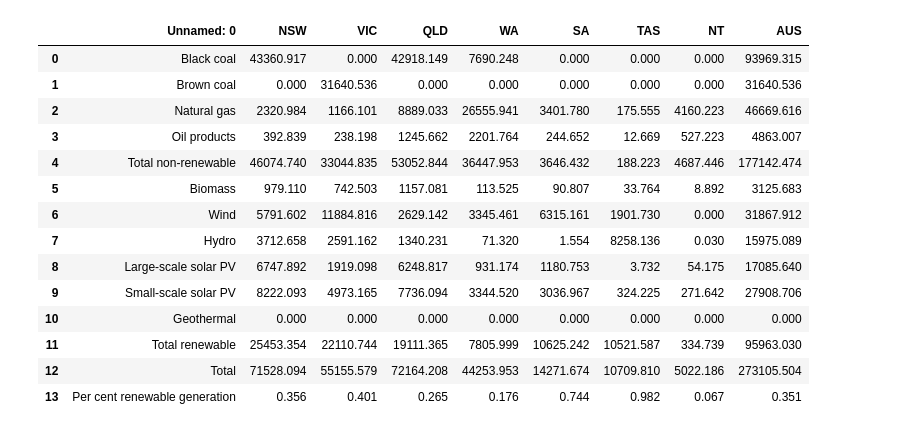
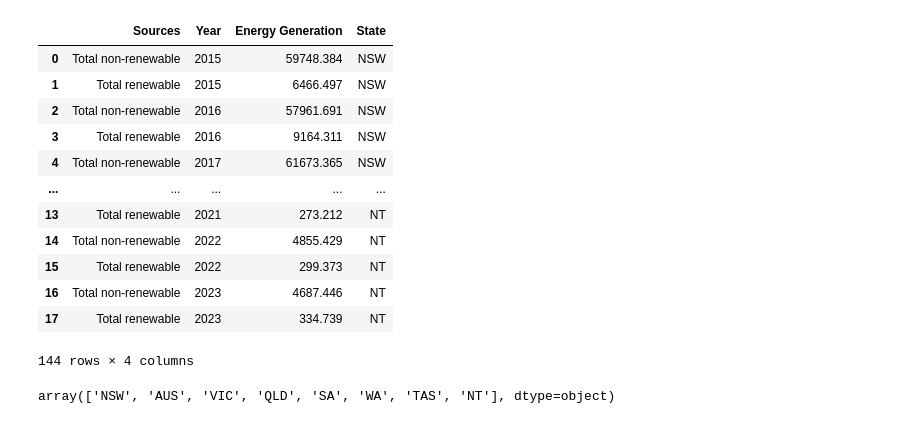
Before and after one commit to RonnyPNguyen/VizVenture, a Jupyter notebook: Portfolio/AUS_ElectricityGeneration_2023/data/ausenergystat2024.ipynb, the cells around one changed output. Drawn from its saved outputs; the diff is of its cells as text; code cells hidden in the pictures.

```diff
--- a/Portfolio/AUS_ElectricityGeneration_2023/data/ausenergystat2024.ipynb
+++ b/Portfolio/AUS_ElectricityGeneration_2023/data/ausenergystat2024.ipynb
@@ -13,21 +15,3 @@ df_WA = pd.read_excel(cwd + "/ausenergystat2024.xlsx", sheet_name='WA CY').filln
 df_TAS = pd.read_excel(cwd + "/ausenergystat2024.xlsx", sheet_name='TAS CY').fillna(0)
 df_NT = pd.read_excel(cwd + "/ausenergystat2024.xlsx", sheet_name='NT CY').fillna(0)
 df_Summary = pd.read_excel(cwd + "/ausenergystat2024.xlsx", sheet_name='State summary 2023').fillna(0)
-# %%
-df_Summary
-# %% [output]
-|  | Unnamed: 0 | NSW | VIC | QLD | WA | SA | TAS | NT | AUS |
-| 0 | Black coal | 43360.917 | 0.000 | 42918.149 | 7690.248 | 0.000 | 0.000 | 0.000 | 93969.315 |
-| 1 | Brown coal | 0.000 | 31640.536 | 0.000 | 0.000 | 0.000 | 0.000 | 0.000 | 31640.536 |
-| 2 | Natural gas | 2320.984 | 1166.101 | 8889.033 | 26555.941 | 3401.780 | 175.555 | 4160.223 | 46669.616 |
-| 3 | Oil products | 392.839 | 238.198 | 1245.662 | 2201.764 | 244.652 | 12.669 | 527.223 | 4863.007 |
-| 4 | Total non-renewable | 46074.740 | 33044.835 | 53052.844 | 36447.953 | 3646.432 | 188.223 | 4687.446 | 177142.474 |
-| 5 | Biomass | 979.110 | 742.503 | 1157.081 | 113.525 | 90.807 | 33.764 | 8.892 | 3125.683 |
-| 6 | Wind | 5791.602 | 11884.816 | 2629.142 | 3345.461 | 6315.161 | 1901.730 | 0.000 | 31867.912 |
-| 7 | Hydro | 3712.658 | 2591.162 | 1340.231 | 71.320 | 1.554 | 8258.136 | 0.030 | 15975.089 |
-| 8 | Large-scale solar PV | 6747.892 | 1919.098 | 6248.817 | 931.174 | 1180.753 | 3.732 | 54.175 | 17085.640 |
-| 9 | Small-scale solar PV | 8222.093 | 4973.165 | 7736.094 | 3344.520 | 3036.967 | 324.225 | 271.642 | 27908.706 |
-| 10 | Geothermal | 0.000 | 0.000 | 0.000 | 0.000 | 0.000 | 0.000 | 0.000 | 0.000 |
-| 11 | Total renewable | 25453.354 | 22110.744 | 19111.365 | 7805.999 | 10625.242 | 10521.587 | 334.739 | 95963.030 |
-| 12 | Total | 71528.094 | 55155.579 | 72164.208 | 44253.953 | 14271.674 | 10709.810 | 5022.186 | 273105.504 |
-| 13 | Per cent renewable generation | 0.356 | 0.401 | 0.265 | 0.176 | 0.744 | 0.982 | 0.067 | 0.351 |
@@ -35,0 +18,39 @@ import matplotlib.pyplot as plt
+# %%
+df_NSW_total = pd.melt(df_NSW.loc[[4,11],:], id_vars='Sources', var_name='Year', value_name='Energy Generation')
+df_NSW_total['State'] = 'NSW'
+df_AUS_total = pd.melt(df_AUS.loc[[4,11],:], id_vars='Sources', var_name='Year', value_name='Energy Generation')
+df_AUS_total['State'] = 'AUS'
+df_VIC_total = pd.melt(df_VIC.loc[[4, 11], :], id_vars='Sources', var_name='Year', value_name='Energy Generation')
+df_VIC_total['State'] = 'VIC'
+df_QLD_total = pd.melt(df_QLD.loc[[4, 11], :], id_vars='Sources', var_name='Year', value_name='Energy Generation')
+df_QLD_total['State'] = 'QLD'
+df_SA_total = pd.melt(df_SA.loc[[4, 11], :], id_vars='Sources', var_name='Year', value_name='Energy Generation')
+df_SA_total['State'] = 'SA'
+df_WA_total = pd.melt(df_WA.loc[[4, 11], :], id_vars='Sources', var_name='Year', value_name='Energy Generation')
+df_WA_total['State'] = 'WA'
+df_TAS_total = pd.melt(df_TAS.loc[[4, 11], :], id_vars='Sources', var_name='Year', value_name='Energy Generation')
+df_TAS_total['State'] = 'TAS'
+df_NT_total = pd.melt(df_NT.loc[[4, 11], :], id_vars='Sources', var_name='Year', value_name='Energy Generation')
+df_NT_total['State'] = 'NT'
+# %%
+df_Summary_total = pd.concat([df_NSW_total, df_AUS_total, df_VIC_total, df_QLD_total, df_SA_total, df_WA_total, df_TAS_total, df_NT_total])
+df_Summary_total
+# %% [output]
+|  | Sources | Year | Energy Generation | State |
+| 0 | Total non-renewable | 2015 | 59748.384 | NSW |
+| 1 | Total renewable | 2015 | 6466.497 | NSW |
+| 2 | Total non-renewable | 2016 | 57961.691 | NSW |
+| 3 | Total renewable | 2016 | 9164.311 | NSW |
+| 4 | Total non-renewable | 2017 | 61673.365 | NSW |
+| ... | ... | ... | ... | ... |
+| 13 | Total renewable | 2021 | 273.212 | NT |
+| 14 | Total non-renewable | 2022 | 4855.429 | NT |
+| 15 | Total renewable | 2022 | 299.373 | NT |
+| 16 | Total non-renewable | 2023 | 4687.446 | NT |
+| 17 | Total renewable | 2023 | 334.739 | NT |
+144 rows × 4 columns
+# %%
+state_available = df_Summary_total['State'].unique()
+state_available
+# %% [output]
+array(['NSW', 'AUS', 'VIC', 'QLD', 'SA', 'WA', 'TAS', 'NT'], dtype=object)
```
Also changed, not shown: parts of 6 cells of this notebook, 23 other files.
